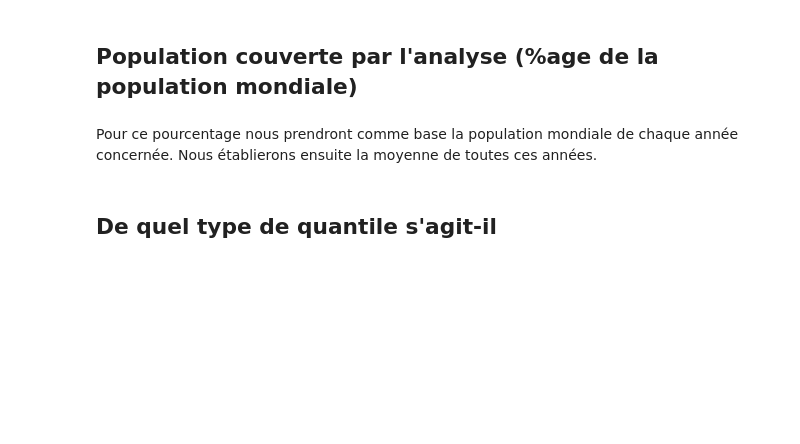
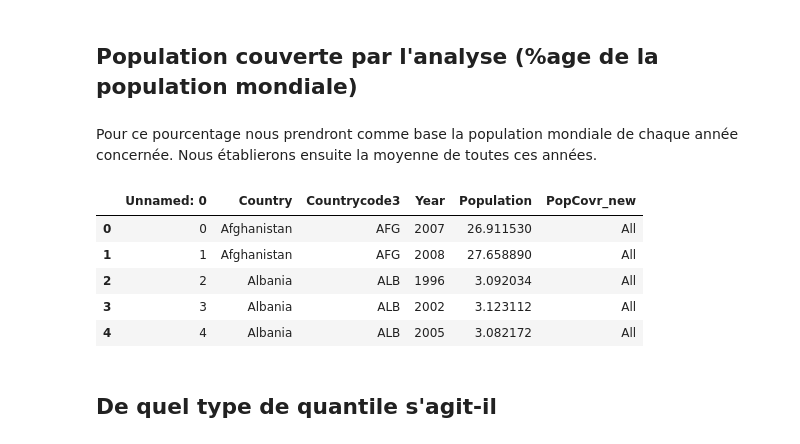
Before and after one commit to Julien-paulet/Projet_7, a Jupyter notebook: Effectuez_une_prediction_de_revenus_main_file.ipynb, the cells around one changed output. Cells and saved outputs as stored; diff of their text form; code cells hidden in the pictures; blank space fills up the shorter version.

```diff
--- a/Effectuez_une_prediction_de_revenus_main_file.ipynb
+++ b/Effectuez_une_prediction_de_revenus_main_file.ipynb
@@ -148,3 +146,14 @@ Le nombre de pays est de :  116 toute année confondue
+# %%
+pop = pd.read_csv('pop.csv')
+pop.head()
+#A merge avec l'autre df, voir ensuite avec le % de population pour chaque pays
+# %% [output]
+|  | Unnamed: 0 | Country | Countrycode3 | Year | Population | PopCovr_new |
+| 0 | 0 | Afghanistan | AFG | 2007 | 26.911530 | All |
+| 1 | 1 | Afghanistan | AFG | 2008 | 27.658890 | All |
+| 2 | 2 | Albania | ALB | 1996 | 3.092034 | All |
+| 3 | 3 | Albania | ALB | 2002 | 3.123112 | All |
+| 4 | 4 | Albania | ALB | 2005 | 3.082172 | All |
 # %% [markdown]
 ## De quel type de quantile s'agit-il
 # %% [markdown]
```
Also changed, not shown: parts of 9 cells of this notebook, 3 other files.
